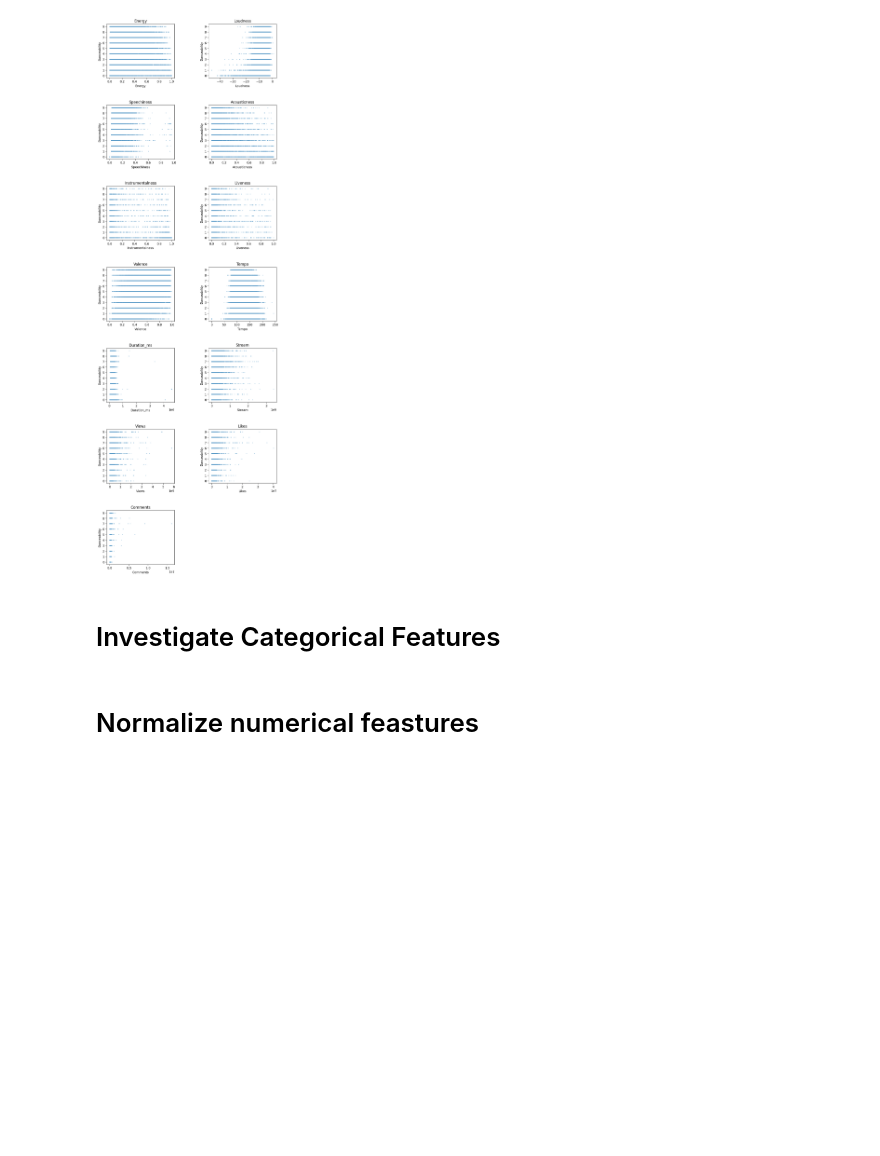
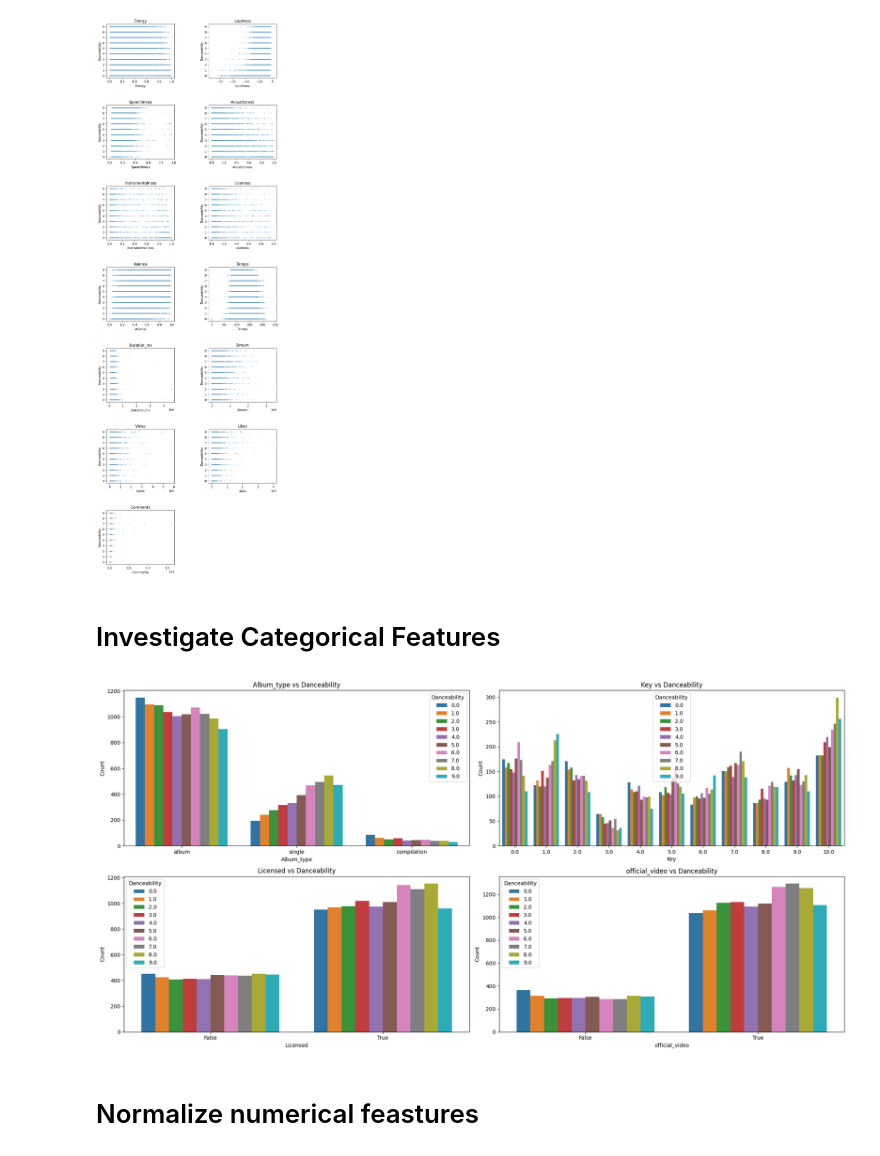
Before and after one commit to easonyu0203/ml-final-letdance, a Jupyter notebook: research.ipynb, the cells around one changed output. Drawn from its saved outputs; the diff is of its cells as text; code cells hidden in the pictures; blank space fills up the shorter version.

```diff
--- a/research.ipynb
+++ b/research.ipynb
@@ -210,6 +217,10 @@ def plot_categorical_relationship(train_ds, features, label_feature, figsize=(12
 
     # Show the plot
     plt.show()
+# %%
+plot_categorical_relationship(train_ds, categorical_features, label_feature, figsize=(20, 10))
+# %% [output]
+[figure, added]
 # %% [markdown]
 # Normalize numerical feastures
 # %%
```
Also changed, not shown: parts of 9 cells of this notebook, 2 other files.
